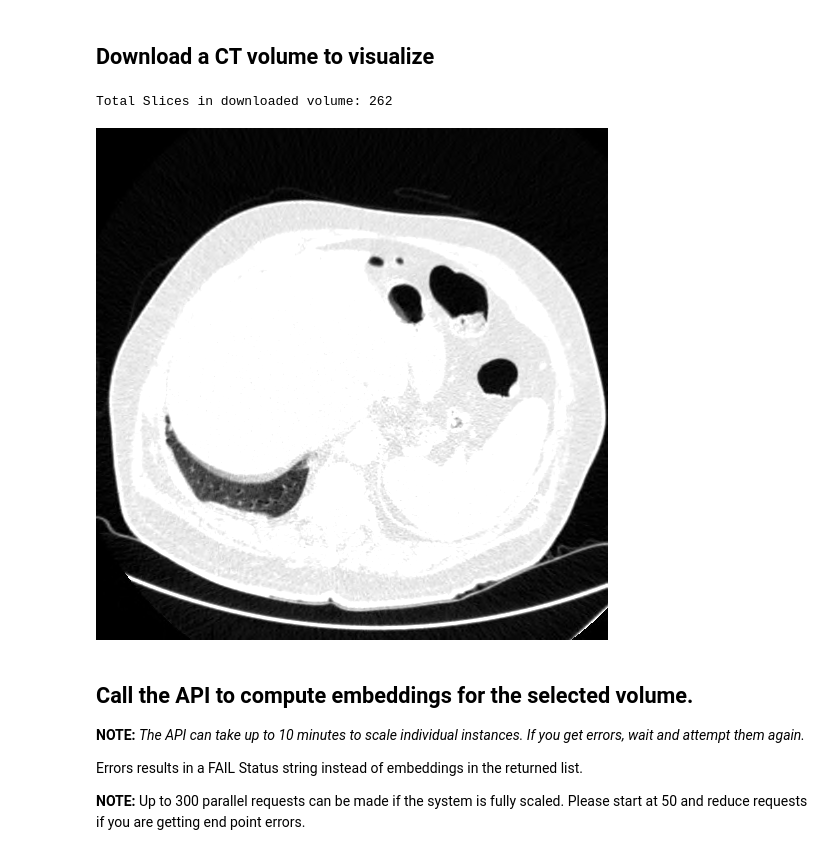
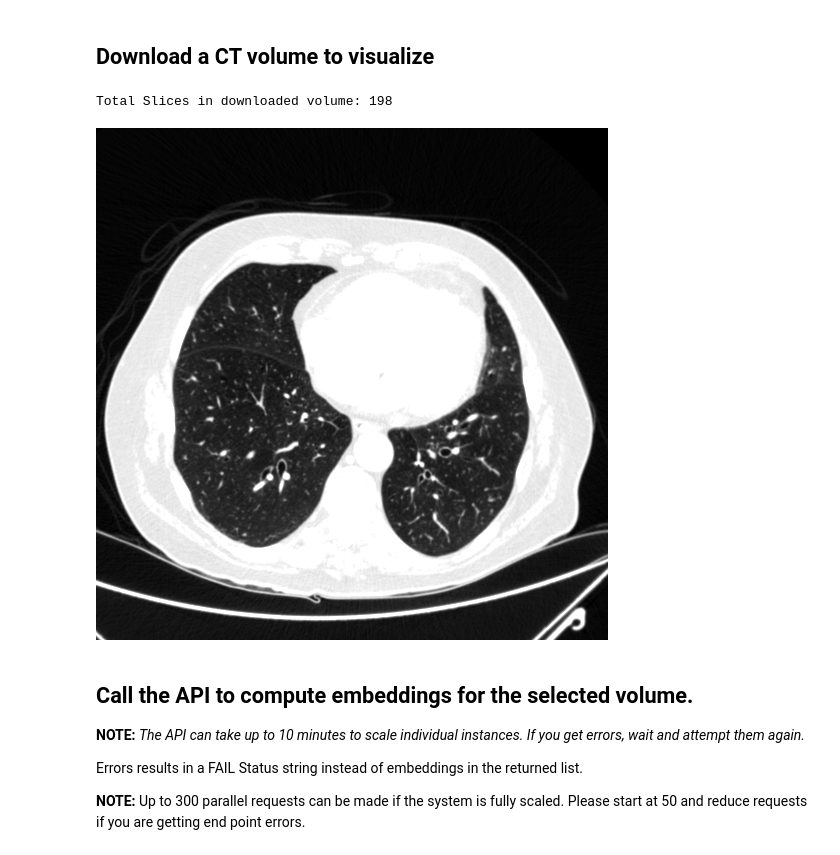
Before and after one commit to sara-hrad/AI-in-medical-imaging, a Jupyter notebook: ct-foundation/CT_Foundation_Demo.ipynb, the cells around one changed output. Cells and saved outputs as stored; diff of their text form; code cells hidden in the pictures.

```diff
--- a/ct-foundation/CT_Foundation_Demo.ipynb
+++ b/ct-foundation/CT_Foundation_Demo.ipynb
@@ -407,8 +407,8 @@ TOKEN
 # @title Set DICOM store parameters
 project_id='ctpe-442718' # @param {type:"string"}
 location='us-central1'  # @param {type:"string"}
-dataset_id='ctpe-dicom-test'  # @param {type:"string"}
-dicom_store_id='ctpe-dicom-sample' # @param {type:"string"}
+dataset_id='ctpe-dicom-all'  # @param {type:"string"}
+dicom_store_id='ctpe-dicom-store' # @param {type:"string"}
 # %% [markdown]
 <a name="train-nlst"></a>
 # Train a model with the embeddings from NLST
@@ -576,8 +576,8 @@ session = create_authorized_session(creds)
 # %%
 # @title List the study and series instance UIDs and download a single volume.
 
-TOTAL_VOLUMES = 5  # Total number to list out.
-VOLUME_TO_SHOW = 1 # Which ones to render below
+TOTAL_VOLUMES = 378  # Total number to list out.
+VOLUME_TO_SHOW = 2 # Which ones to render below
 
 study_uids = list(search_study_instance_uids(
     project_id=project_id,
@@ -600,10 +600,10 @@ for study_number, a_study_uid in enumerate(study_uids):
 
 
 volume_as_bytes = list(download_multipart_dicom_series(
-      project_id='ctpe-442718',
-      location='us-central1',
-      dataset_id='ctpe-dicom-test',
-      dicom_store_id='ctpe-dicom-sample',
+      project_id=project_id,
+      location=location,
+      dataset_id=dataset_id,
+      dicom_store_id=dicom_store_id,
       session=session,
       study_instance_uid=study_uids[VOLUME_TO_SHOW],
       series_instance_uid=corresponding_series_uids[VOLUME_TO_SHOW],
@@ -611,21 +611,21 @@ volume_as_bytes = list(download_multipart_dicom_series(
 
 print(f'Total Slices in downloaded volume: {len(volume_as_bytes)}')
 # %% [output]
-Total Slices in downloaded volume: 262
+Total Slices in downloaded volume: 198
 # %%
 #@title Render a single slice
-SLICE_TO_RENDER = 30
+SLICE_TO_RENDER = 100
 example_dicom = pydicom.dcmread(io.BytesIO(volume_as_bytes[SLICE_TO_RENDER]))
 
 arr_unsigned = example_dicom.pixel_array.copy()
 arr_unsigned = arr_unsigned.astype(np.float32)
 arr_unsigned[arr_unsigned <0] = 0
 arr_unsigned[arr_unsigned >1000] = 1000
 arr_unsigned = (arr_unsigned / 1000) * 255
 arr_unsigned = arr_unsigned.astype(np.uint8)
 Image.fromarray(arr_unsigned, mode='L')
 # %% [output]
-[figure, old version]
+[figure, new version]
 # %% [markdown]
 ## Call the API to compute embeddings for the selected volume.
 
```
Also changed, not shown: parts of 7 cells of this notebook.
